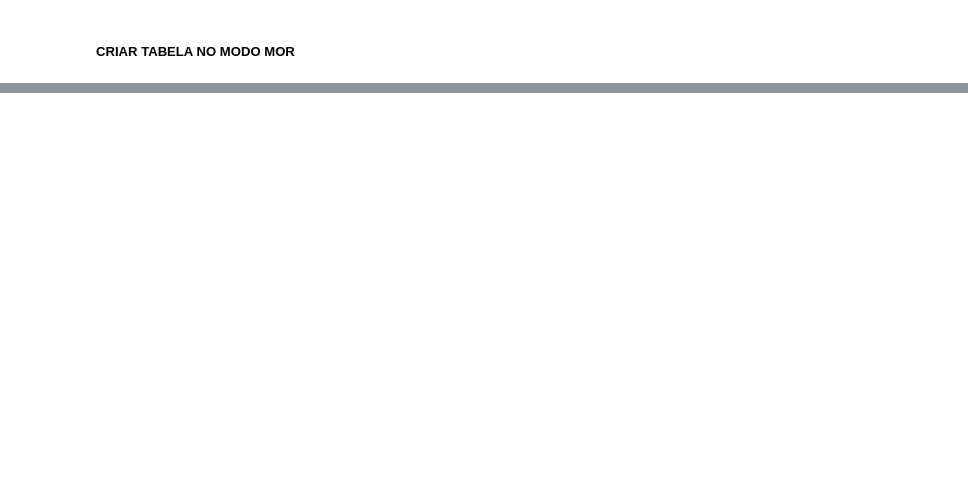
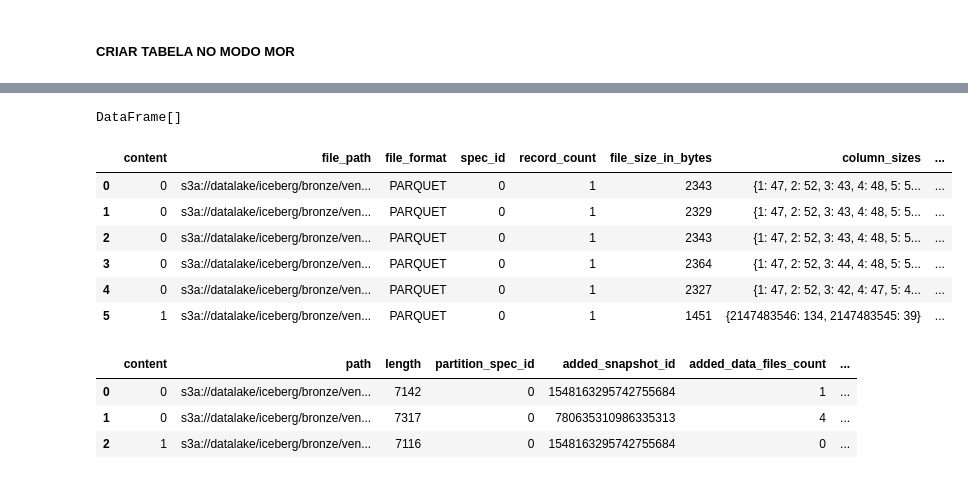
Before and after one commit to ac-gomes/spark-iceberg-3.5.1-1.6.0, a Jupyter notebook: notebook/Engineering/04_Row_level_update.ipynb, the cells around one changed output, grey strips where cells are left out. Saved outputs shown, nothing was run; the diff lists cells and outputs as text; code cells hidden in the pictures; blank space fills up the shorter version.

```diff
--- a/notebook/Engineering/04_Row_level_update.ipynb
+++ b/notebook/Engineering/04_Row_level_update.ipynb
@@ -181,8 +242,10 @@ for item in properties:
 # %%
 spark.sql("""
-UPDATE iceberg.bronze.vendas_mor
+UPDATE iceberg.bronze.vendas
 SET status = 'In Process'
 WHERE order_number = 10168
 """
 )
 # Disputed
+# %% [output]
+DataFrame[]
@@ -192,5 +252,21 @@ spark.sql("SELECT * FROM iceberg.bronze.vendas_mor.manifests;").toPandas()
 # %%
 ## Listar arquivos de dados
-spark.sql("SELECT * FROM iceberg.bronze.vendas_mor.files;").toPandas()
+spark.sql("SELECT * FROM iceberg.bronze.vendas.files;").toPandas()
+# %% [output]
+|  | content | file_path | file_format | spec_id | record_count | file_size_in_bytes | column_sizes | ... |
+| 0 | 0 | s3a://datalake/iceberg/bronze/ven... | PARQUET | 0 | 1 | 2343 | {1: 47, 2: 52, 3: 43, 4: 48, 5: 5... | ... |
+| 1 | 0 | s3a://datalake/iceberg/bronze/ven... | PARQUET | 0 | 1 | 2329 | {1: 47, 2: 52, 3: 43, 4: 48, 5: 5... | ... |
+| 2 | 0 | s3a://datalake/iceberg/bronze/ven... | PARQUET | 0 | 1 | 2343 | {1: 47, 2: 52, 3: 43, 4: 48, 5: 5... | ... |
+| 3 | 0 | s3a://datalake/iceberg/bronze/ven... | PARQUET | 0 | 1 | 2364 | {1: 47, 2: 52, 3: 44, 4: 48, 5: 5... | ... |
+| 4 | 0 | s3a://datalake/iceberg/bronze/ven... | PARQUET | 0 | 1 | 2327 | {1: 47, 2: 52, 3: 42, 4: 47, 5: 4... | ... |
+| 5 | 1 | s3a://datalake/iceberg/bronze/ven... | PARQUET | 0 | 1 | 1451 | {2147483546: 134, 2147483545: 39} | ... |
+# %%
+# Listar arquivos de metadados
+spark.sql("SELECT * FROM iceberg.bronze.vendas.manifests;").toPandas()
+# %% [output]
+|  | content | path | length | partition_spec_id | added_snapshot_id | added_data_files_count | ... |
+| 0 | 0 | s3a://datalake/iceberg/bronze/ven... | 7142 | 0 | 1548163295742755684 | 1 | ... |
+| 1 | 0 | s3a://datalake/iceberg/bronze/ven... | 7317 | 0 | 780635310986335313 | 4 | ... |
+| 2 | 1 | s3a://datalake/iceberg/bronze/ven... | 7116 | 0 | 1548163295742755684 | 0 | ... |
 # %%
 # # ## Para deletar por completo do catalog e storage
```
Also changed, not shown: parts of 15 cells of this notebook.
